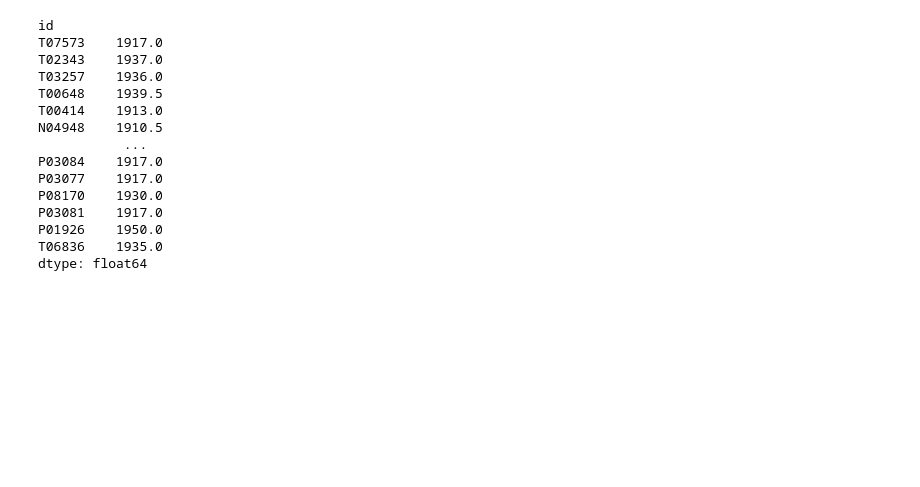
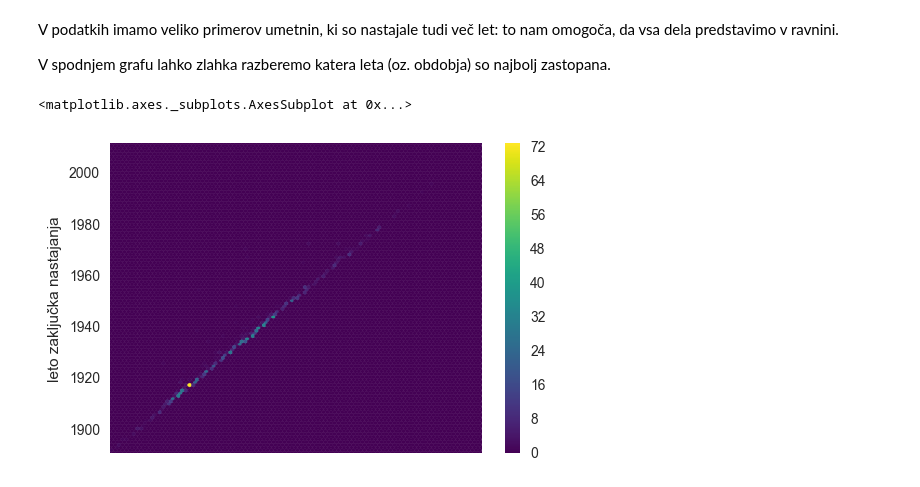
Before and after one commit to MatejJazbec/Projekt-Programeranje-I, a Jupyter notebook: AnalizaPodatkovtate.ipynb, the cells around one changed output. Cells and saved outputs as stored; diff of their text form; code cells hidden in the pictures; blank space fills up the shorter version.

```diff
--- a/AnalizaPodatkovtate.ipynb
+++ b/AnalizaPodatkovtate.ipynb
@@ -31,0 +41,3 @@ letnica_rascepljena = df['letnica'].apply(eval).apply(pd.Series)
+# %%
+lokacija_rascepljena = df['lokacija'].apply(eval).apply(pd.Series)
+lokacija_rascepljena.columns =['galerija ali muzej', 'razstava']
@@ -32,3 +46,3 @@ letnica_rascepljena = df['letnica'].apply(eval).apply(pd.Series)
 # %%
-letnica_rascepljena.columns =['prefiksni komentar', 'leto začetka nastajanja', 'leto zaključka nastajanja', 'dodatni komentar']
-letnica_rascepljena
+letnice_vse = pd.concat([letnica_rascepljena, letnice_srednja_vrednost], axis=1)
+letnice_vse.columns = ['prefiksni komentar letnice', 'leto začetka nastajanja', 'leto zaključka nastajanja', 'dodatni komentar ob letnici', 'srednja vrednost let nastajanja']
@@ -116,0 +49,6 @@ graf_umetnikov.sort_values(ascending=True).plot(kind='barh', title = 'Število u
+# %%
+#frames = [umetnine, letnica_rascepljena, lokacija_rascepljena]
+umetnine = pd.concat([umetnine, letnice_vse], axis=1)
+umetnine = pd.concat([umetnine, lokacija_rascepljena], axis=1)
+del umetnine['letnica']
+del umetnine['lokacija']
@@ -116,0 +57,3 @@ graf_umetnikov.sort_values(ascending=True).plot(kind='barh', title = 'Število u
+# %%
+umetnine = umetnine.apply(lambda x: x.str.strip() if isinstance(x, str) else x).replace('', np.nan)
+umetnine
@@ -117,19 +77,9 @@ graf_umetnikov.sort_values(ascending=True).plot(kind='barh', title = 'Število u
+# %% [markdown]
+V podatkih imamo veliko primerov umetnin, ki so nastajale tudi več let: to nam omogoča, da vsa dela predstavimo v ravnini.
+
+V spodnjem grafu lahko zlahka razberemo katera leta (oz. obdobja) so najbolj zastopana.
 # %%
-letnice_srednja_vrednost = letnica_rascepljena[['leto začetka nastajanja', 'leto zaključka nastajanja']].mean(axis=1)
-letnice_srednja_vrednost
+umetnine.plot.hexbin(x='leto začetka nastajanja', y='leto zaključka nastajanja', cmap='viridis')
 # %% [output]
-id
-T07573    1917.0
-T02343    1937.0
-T03257    1936.0
-T00648    1939.5
-T00414    1913.0
-N04948    1910.5
-           ...
-P03084    1917.0
-P03077    1917.0
-P08170    1930.0
-P03081    1917.0
-P01926    1950.0
-T06836    1935.0
-dtype: float64
+<matplotlib.axes._subplots.AxesSubplot at 0x...>
+[figure, added]
```
Also changed, not shown: parts of 62 cells of this notebook.
